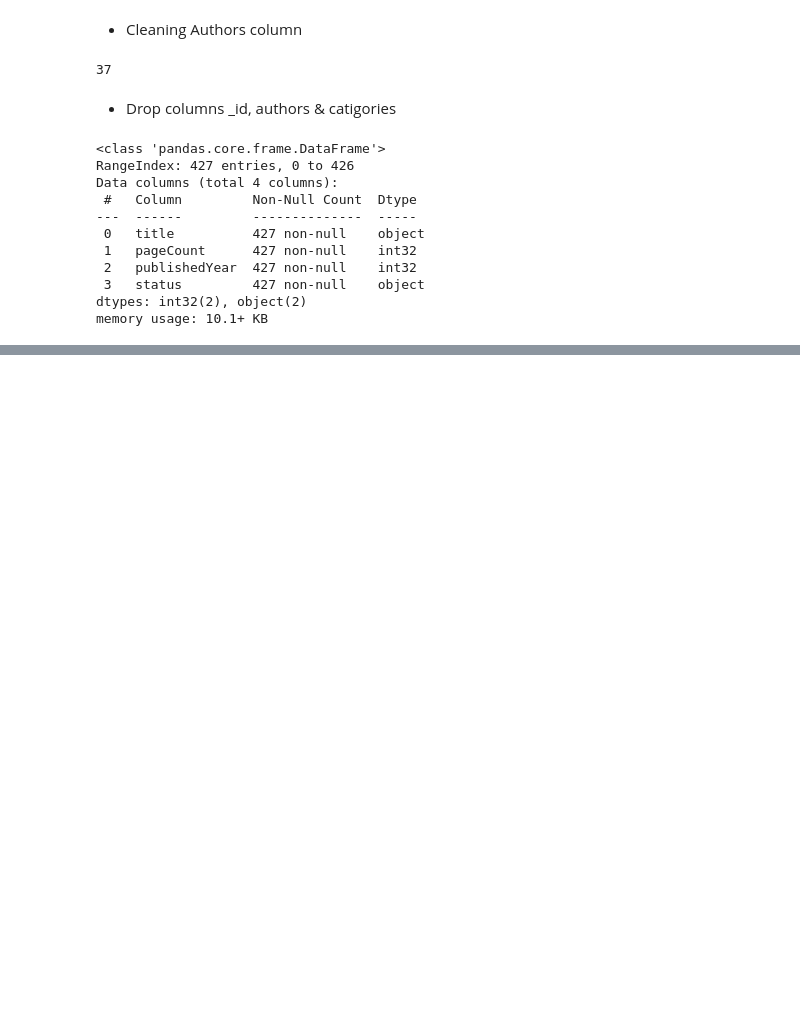
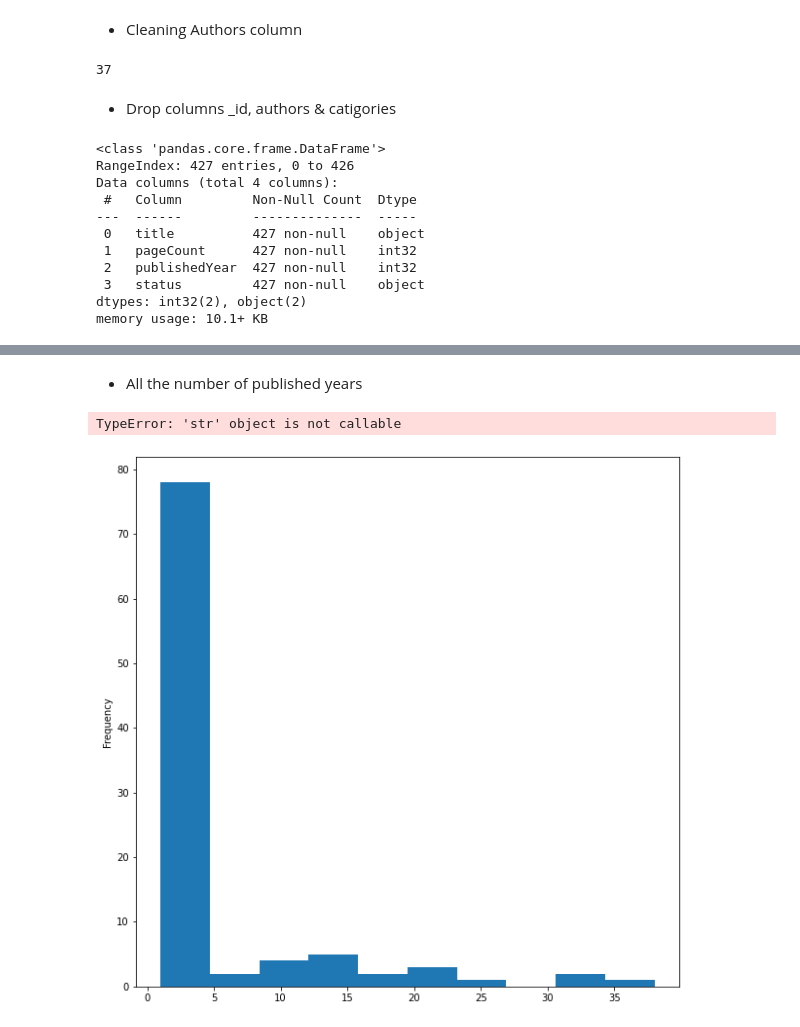
Before and after one commit to Naveen-Karanamu/Books-Data-Analysis, a Jupyter notebook: main.ipynb, the cells around one changed output, grey strips where cells are left out. Saved outputs shown, nothing was run; the diff lists cells and outputs as text; code cells hidden in the pictures; blank space fills up the shorter version.

```diff
--- a/main.ipynb
+++ b/main.ipynb
@@ -685,0 +706,8 @@ memory usage: 10.1+ KB
+# %% [markdown]
+* All the number of published years
+# %%
+df_copy.publishedYear.value_counts().plot.hist(figsize=(10,10))
+plt.grid()
+# %% [output]
+TypeError: 'str' object is not callable
+[figure, added]
```
Also changed, not shown: parts of 13 cells of this notebook.
